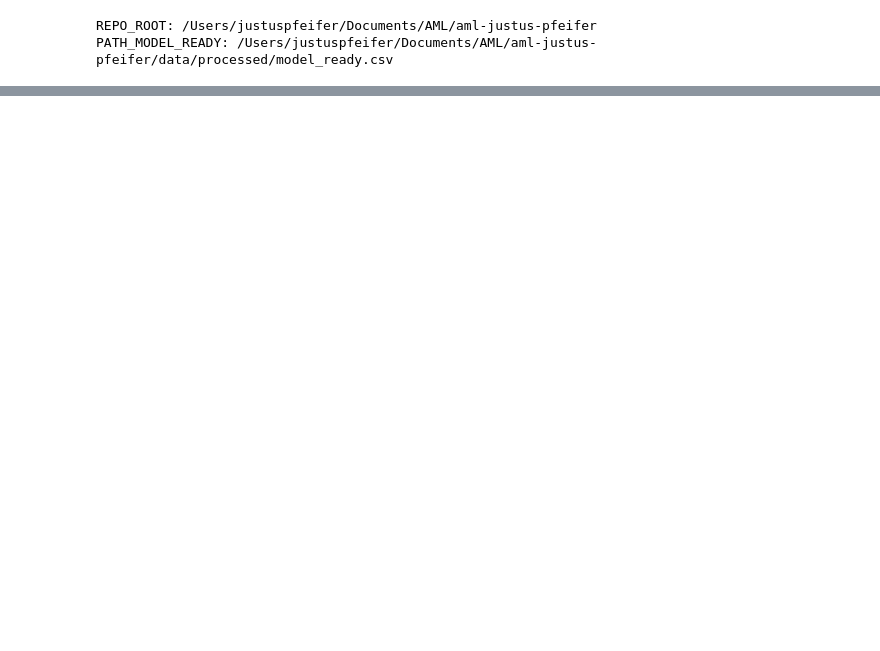
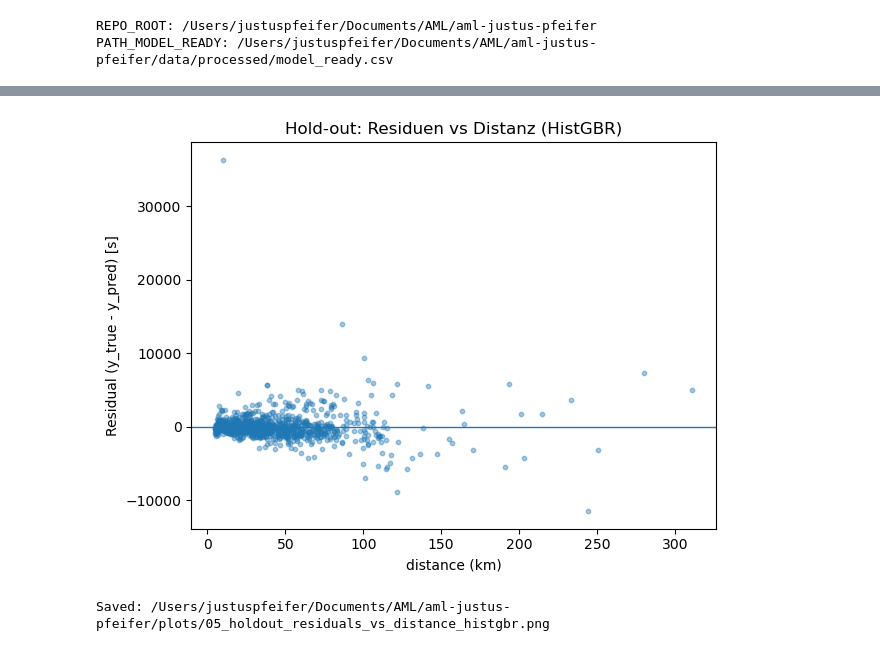
Before and after one commit to pfeiferjustus-debug/aml-justus-pfeifer, a Jupyter notebook: notebooks/05_feature_engineering_and_model_extensions.ipynb, the cells around one changed output, grey strips where cells are left out. Saved outputs shown, nothing was run; the diff lists cells and outputs as text; code cells hidden in the pictures; blank space fills up the shorter version.

```diff
--- a/notebooks/05_feature_engineering_and_model_extensions.ipynb
+++ b/notebooks/05_feature_engineering_and_model_extensions.ipynb
@@ -312,0 +374,16 @@ Hold-out MAE: 583.16s (9.72 min) | RMSE: 1412.43s | R2: 0.9282
+# %%
+residuals = pred_df["y_true"] - pred_df["y_pred"]
+
+plt.figure()
+plt.scatter(pred_df["distance_km"], residuals, s=10, alpha=0.4)
+plt.axhline(0, linewidth=1)
+plt.xlabel("distance (km)")
+plt.ylabel("Residual (y_true - y_pred) [s]")
+plt.title("Hold-out: Residuen vs Distanz (HistGBR)")
+savefig("05_holdout_residuals_vs_distance_histgbr.png")
+plt.show()
+
+print("Saved:", PATH_PLOTS / "05_holdout_residuals_vs_distance_histgbr.png")
+# %% [output]
+[figure, added]
+Saved: /Users/justuspfeifer/Documents/AML/aml-justus-pfeifer/plots/05_holdout_residuals_vs_distance_histgbr.png
```
Also changed, not shown: parts of 16 cells of this notebook, 10 other files.
